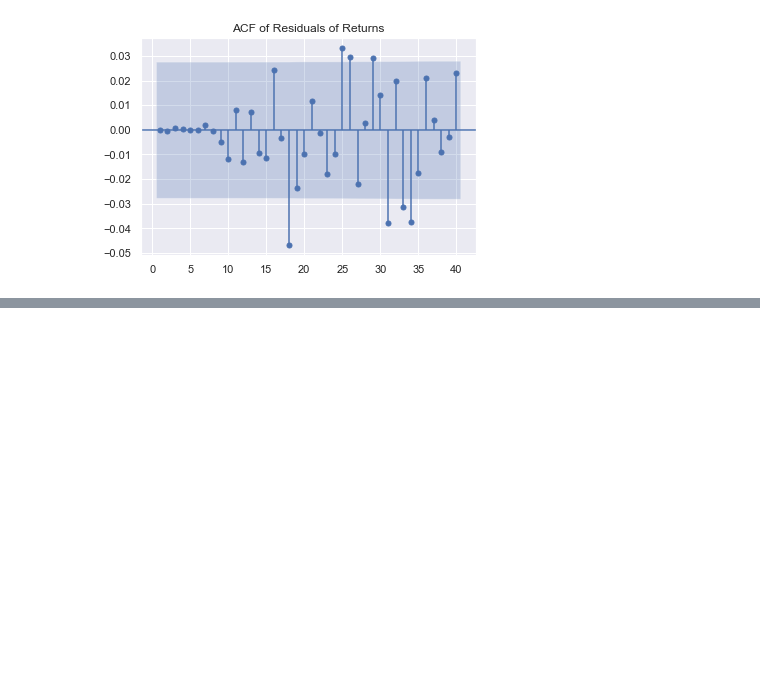
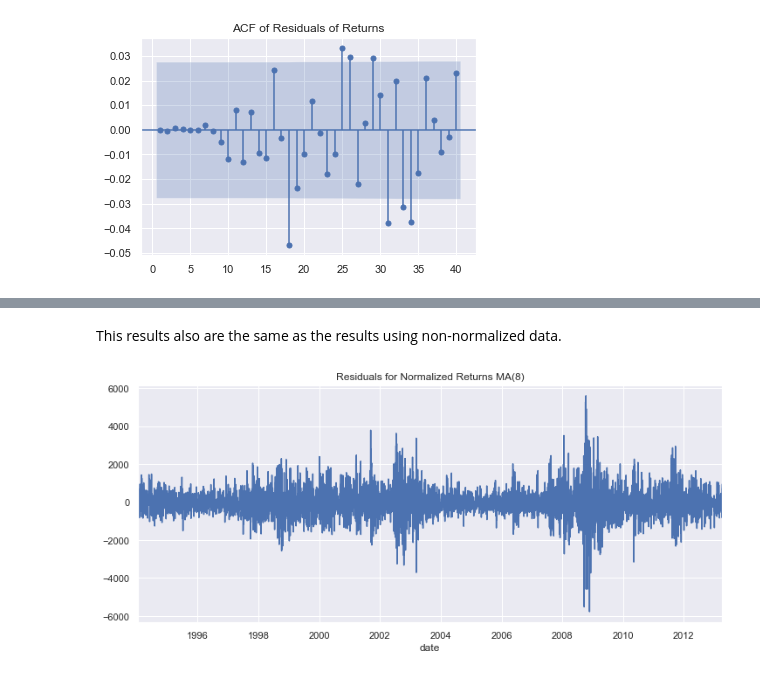
Before and after one commit to mkang32/snp500-analysis, a Jupyter notebook: notebooks/4.the_MA_model.ipynb, the cells around one changed output, grey strips where cells are left out. Saved outputs shown, nothing was run; the diff lists cells and outputs as text; code cells hidden in the pictures; blank space fills up the shorter version.

```diff
--- a/notebooks/4.the_MA_model.ipynb
+++ b/notebooks/4.the_MA_model.ipynb
@@ -409,0 +426,4 @@ plt.show()
+# %%
+model_norm_ret_ma_8 = ARMA(df.norm_ret[1:], (0, 8))
+results_norm_ret_ma_8 = model_norm_ret_ma_8.fit()
+results_norm_ret_ma_8.summary()
@@ -409,0 +459,8 @@ plt.show()
+# %% [markdown]
+This results also are the same as the results using non-normalized data.
+# %%
+results_norm_ret_ma_8.resid.plot(figsize=(12, 5))
+plt.title('Residuals for Normalized Returns MA(8)')
+plt.show()
+# %% [output]
+[figure, added]
```
Also changed, not shown: parts of 6 cells of this notebook.
